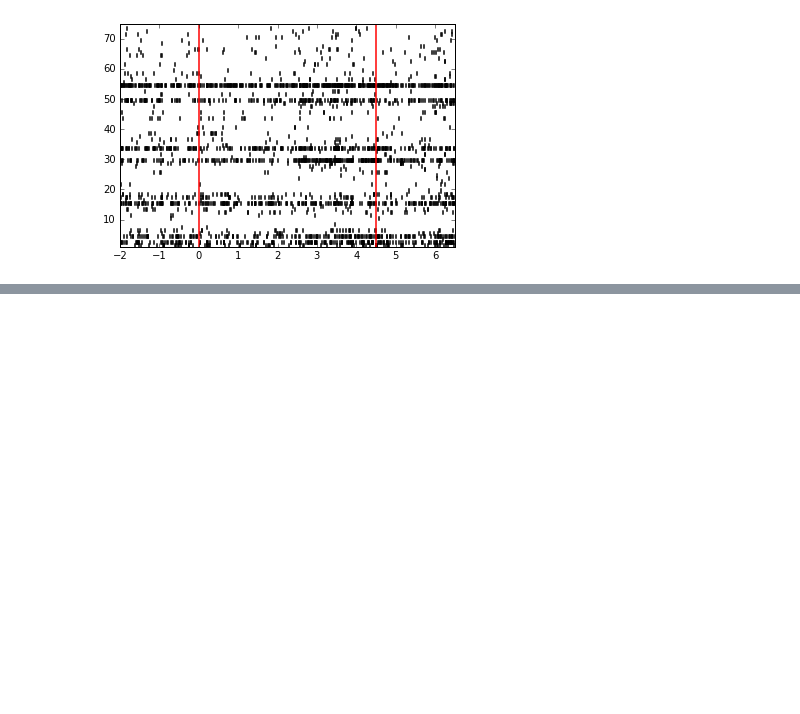
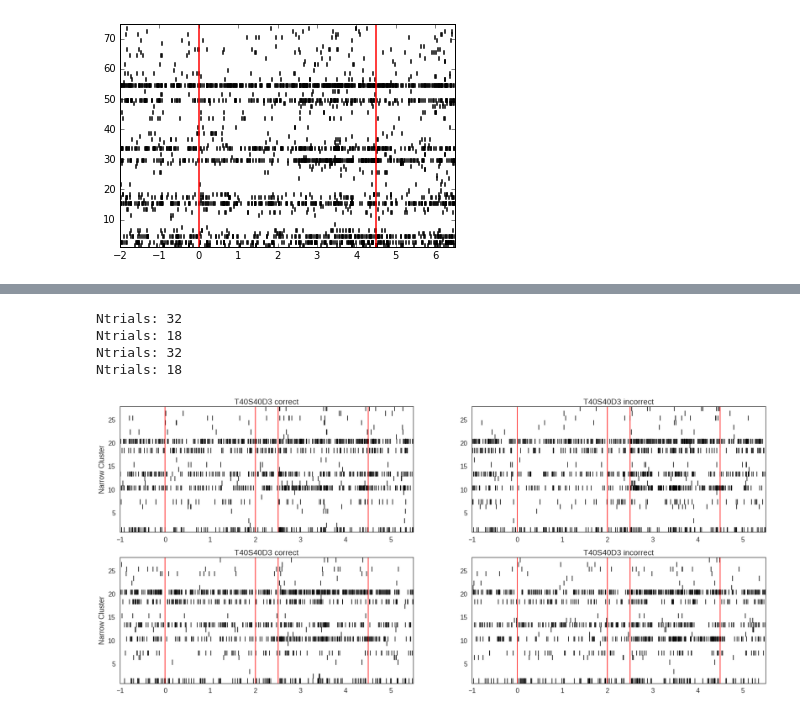
Before and after one commit to theilmbh/ephys-analysis, a Jupyter notebook: notebooks/quick_viz-emilyB1171.ipynb, the cells around one changed output, grey strips where cells are left out. Saved outputs shown, nothing was run; the diff lists cells and outputs as text; code cells hidden in the pictures; blank space fills up the shorter version.

```diff
--- a/notebooks/quick_viz-emilyB1171.ipynb
+++ b/notebooks/quick_viz-emilyB1171.ipynb
@@ -131,7 +131,7 @@ for clusterID in mua_cluster_ids:
 from ephys.spiketrains import get_spiketrain
 
 def plot_trial_raster_emily(spikes, trials, clusters, trialID,
-                            stim, period, rec, fs, ax=None, **kwargs):
+                            stim, period, fs, ax=None, **kwargs):
 
     stim_trials = trials[trials['stimulus']==stim]
     stim_recs = stim_trials['recording'].values
@@ -179,0 +207,12 @@ plt.show()
+# %%
+correctTrials = trials[trials['correct']==True]
+incorrectTrials = trials[trials['correct']==False]
+
+widenarrow_threshold = 0.000230
+cluster_group = ['Good', 'MUA']
+clusters_list = clusters[clusters.quality.isin(cluster_group)]['cluster'].unique()
+(wide, narrow) = clust.get_wide_narrow(block_path, clusters_list, widenarrow_threshold)
+
+wideClus = clusters[clusters.cluster.isin(wide)]
+narrowClus = clusters[clusters.cluster.isin(narrow)]
+stims = correctTrials['stimulus'].unique()
@@ -179,0 +226,6 @@ plt.show()
+# %%
+%matplotlib inline
+import seaborn as sns
+sns.set_context('poster')
+sns.set_style('white')
+my_trial_nums = [0, 2]
@@ -179,0 +278,25 @@ plt.show()
+# %%
+for stim in ['T40S40D3']:
+    f, axarr = plt.subplots(2,2, figsize=(28, 12))
+    #Target
+    plot_trial_raster_emily(spikes, correctTrials, narrowClus, my_trial_nums[0], stim, [-1, 1], fs, ax= axarr[0,0])
+    axarr[0,0].set_ylabel('Narrow Cluster')
+    axarr[0,0].set_title(stim + ' correct')
+    #SD
+    plot_trial_raster_emily(spikes, incorrectTrials, narrowClus, my_trial_nums[0], stim, [-1, 1], fs, ax= axarr[0,1])
+    axarr[0,1].set_title(stim + ' incorrect')
+
+    plot_trial_raster_emily(spikes, correctTrials, narrowClus, my_trial_nums[1], stim, [-1, 1], fs, ax= axarr[1,0])
+    axarr[1,0].set_ylabel('Narrow Cluster')
+    axarr[1,0].set_title(stim + ' correct')
+    #SD
+    plot_trial_raster_emily(spikes, incorrectTrials, narrowClus, my_trial_nums[1], stim, [-1, 1], fs, ax= axarr[1,1])
+    axarr[1,1].set_title(stim + ' incorrect')
+
+    plt.savefig('/home/brad/figures/B604_P01S15_raster_narrow_CvsX_2trials_{}.png'.format(stim))
+# %% [output]
+Ntrials: 32
+Ntrials: 18
+Ntrials: 32
+Ntrials: 18
+[figure, added]
```
Also changed, not shown: parts of 5 cells of this notebook, 5 other files.
